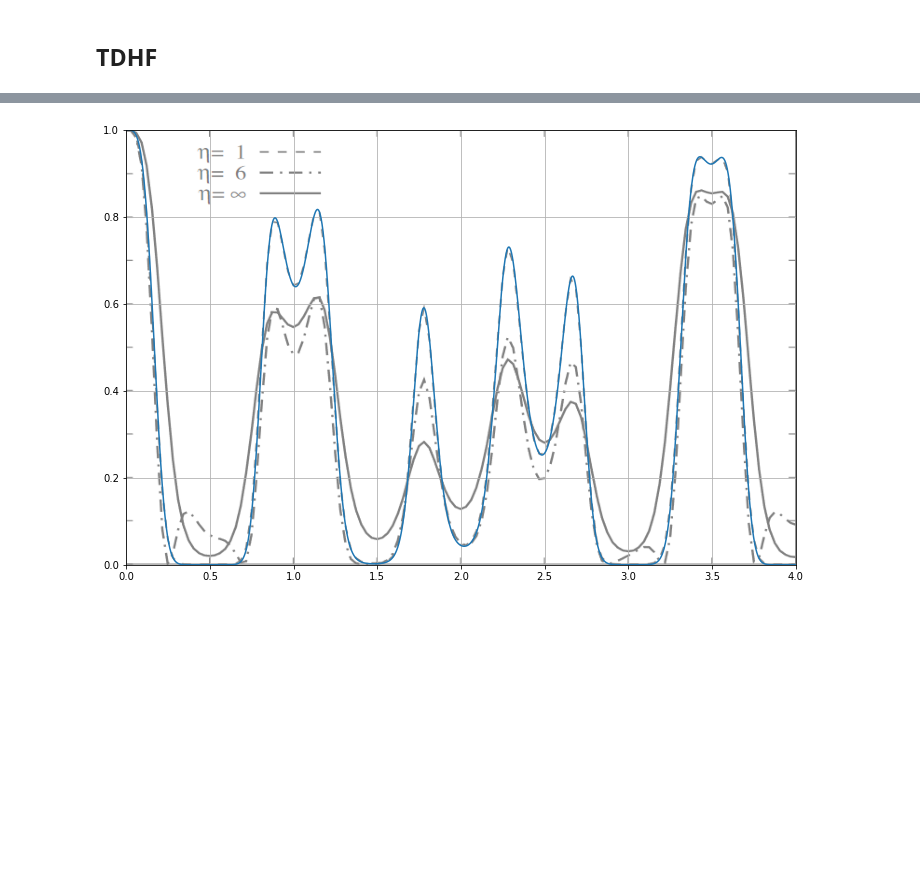
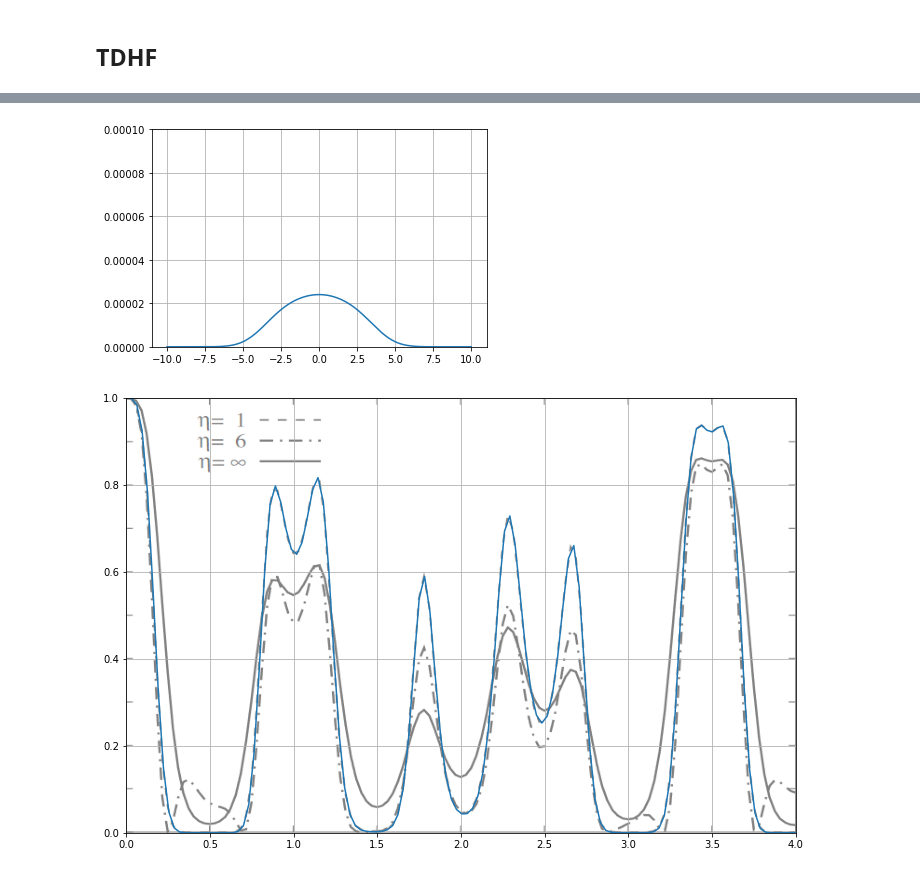
Before and after one commit to KarlHenrik/FYS4411-Gruppe, a Jupyter notebook: Project2/Code/HF_Attempt.ipynb, the cells around one changed output, grey strips where cells are left out. Cells and saved outputs as stored; diff of their text form; code cells hidden in the pictures; blank space fills up the shorter version.

```diff
--- a/Project2/Code/HF_Attempt.ipynb
+++ b/Project2/Code/HF_Attempt.ipynb
@@ -148,7 +186,7 @@ def getFt(t, C):
     P = getP(C)
 
     F += h_t
-    F += pos_t * laser(t)
+    F += -pos_t * laser(t)
     for b in range(l):
         for a in range(l):
             for g in range(l):
@@ -171,7 +209,7 @@ def tdhf():
 
     t0 = 0
     t1 = 4 * 2 * np.pi / omega_e
-    dt = 0.0001
+    dt = 0.1
 
     N = int((t1 - t0) / dt) + 2
 
@@ -201,7 +239,28 @@ t, y = tdhf()
 overlap = np.zeros(y.shape[0])
 C0 = np.eye(l_t)[:,0:2]
 
+swf_0 = np.zeros((y.shape[0], num_grid_points), dtype = complex) # storing spatial wave functions for analysis
+swf_1 = np.zeros((y.shape[0], num_grid_points), dtype = complex)
+
 for i in range(y.shape[0]):
     Ci = y[i, :].reshape(l, l)
-    Ci = np.conj(Ci[:,0:2]).T
-    overlap[i] = np.abs(np.linalg.det(Ci @ C0))**2
+    Cii = np.conj(Ci[:,0:2]).T
+    overlap[i] = np.abs(np.linalg.det(Cii @ C0))**2 # overlap integral P(t,t0)
+
+    for j in range(l_t):
+        swf_0[i] = np.conjugate(td_sys.spf[0]) * td_sys.spf[0] * getPt(Ci)[j,j] + np.conjugate(td_sys.spf[1]) * td_sys.spf[1] * getPt(Ci)[j,j]
+        swf_1[i] = 0
+# %%
+fig, ax = plt.subplots()
+line, = ax.plot(td_sys.grid, swf_0[1].real)
+ax.grid()
+ax.set_ylim(0,1e-4)
+
+def update(i):
+    new_data = swf_0[i].real
+    line.set_ydata(new_data)
+    return (line,)
+
+ani = animation.FuncAnimation(fig, update, frames = len(swf_0), interval=500)
+HTML(ani.to_html5_video())
+# %% [output]
@@ -208,3 +268,4 @@ for i in range(y.shape[0]):
+[figure, added]
 # %%
 plt.figure(figsize=(12, 8))
 
```
Also changed, not shown: parts of 7 cells of this notebook.
